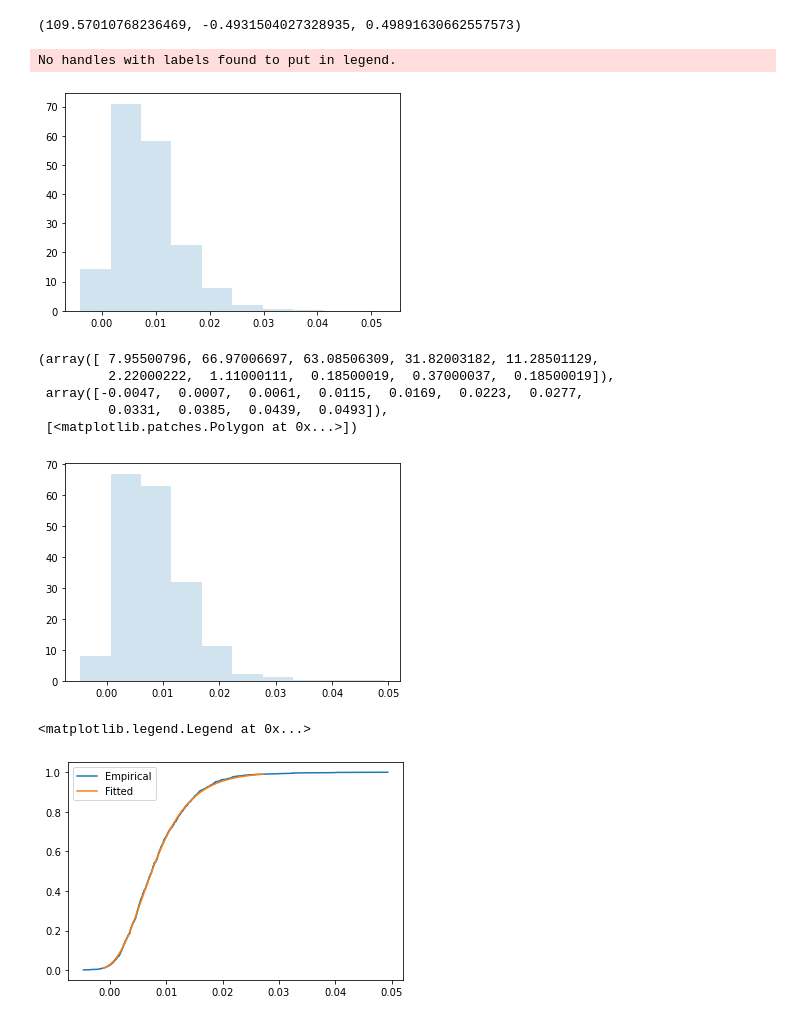
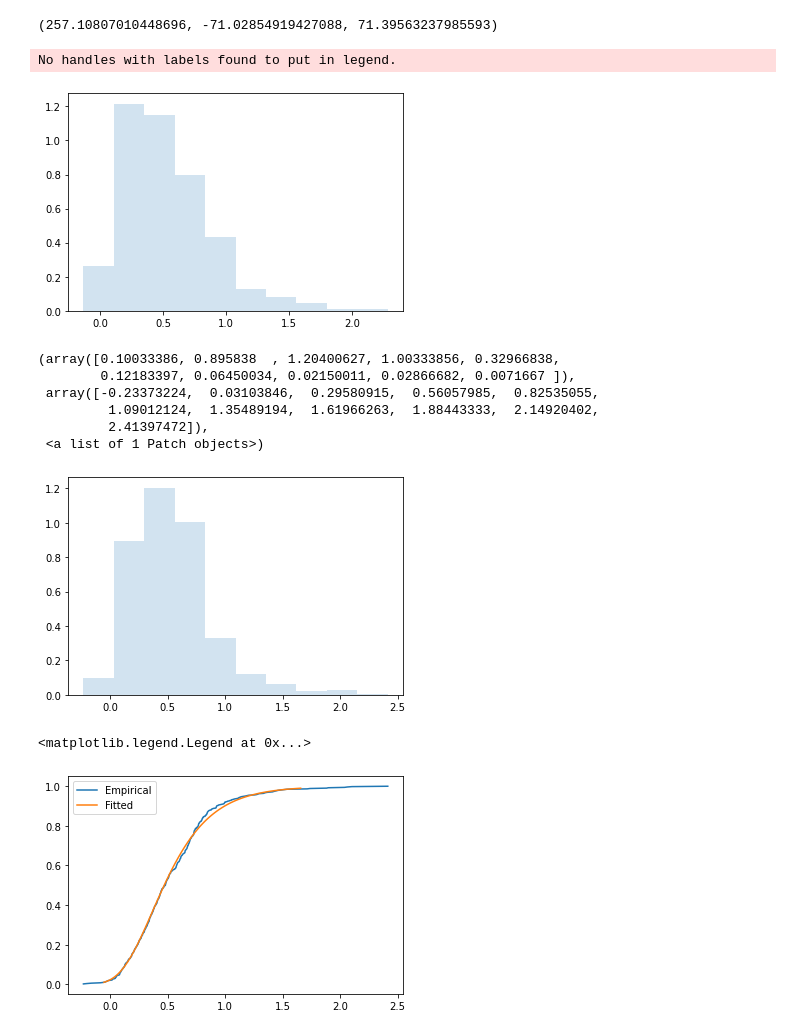
Before and after one commit to jasonbohne123/ARC_Model, a Jupyter notebook: AMS517_frechetModel (2).ipynb, the cells around one changed output. Drawn from its saved outputs; the diff is of its cells as text; code cells hidden in the pictures.

```diff
--- a/AMS517_frechetModel (2).ipynb
+++ b/AMS517_frechetModel (2).ipynb
@@ -13,23 +32,21 @@ import datetime
 
 #pd.set_option('display.max_rows', None)
 
-rate_df = pd.read_csv("C:/Users/severusbot/Documents/AMS_517/Frechet_Model/EUR_USD_Historical_Data.csv")
-
+#rate_df = pd.read_csv("C:/Users/severusbot/Documents/AMS_517/Frechet_Model/EUR_USD_Historical_Data.csv")
+rate_df=pd.read_csv('EUR_USD.csv')
 rate_df = rate_df[['Date', 'Open', 'Price']]
 rate_df['Date'] = pd.to_datetime(rate_df['Date'])
-rate_df['Loss'] = rate_df['Price'] - rate_df['Open']
-rate_df = rate_df[['Date', 'Loss']]
+rate_df['return'] =100*(rate_df['Price']-rate_df['Open'])/rate_df['Open'] # set returns
+rate_df = rate_df[['Date', 'return']]
 
-# find the max loss of each hour
+# find the max loss of each week
 
 rate_df.set_index('Date', inplace = True)
 
-maxloss_df = rate_df.resample('W').max().dropna()
-display(maxloss_df)
+maxloss_df = -rate_df.resample('W').min().dropna() # - min return is max loss
+maxloss_df=maxloss_df.rename(columns={'return':'Loss'})
 
-# check for NaN
-
-maxloss_df.isnull().values.any()
+maxloss_df
 # %% [output]
 |  | Loss |
 | Date |  |
@@ -62,27 +75,28 @@ ax[1].legend()
 # %%
 # fit the frechet distribution using 500 data points
 
-global_shape,global_loc,global_scale=invweibull.fit(maxloss_df['Loss'])
+global_shape,global_loc,global_scale=invweibull.fit(maxloss_df['Loss'][:500])
 global_shape,global_loc,global_scale
 # %% [output]
-(109.57010768236469, -0.4931504027328935, 0.49891630662557573)
+(257.10807010448696, -71.02854919427088, 71.39563237985593)
 # %%
-r = invweibull.rvs(global_shape,loc=global_loc,scale=global_scale, size=10000)
+r = invweibull.rvs(global_shape,loc=global_loc,scale=global_scale, size=1000)
 plt.hist(r, density=True, histtype='stepfilled', alpha=0.2)
 plt.legend(loc='best', frameon=False)
 plt.show()
 # %% [output]
 No handles with labels found to put in legend.
-[figure, old version]
+[figure, new version]
 # %%
 plt.hist(maxloss_df['Loss'], density=True, histtype='stepfilled', alpha=0.2)
 # %% [output]
-(array([ 7.95500796, 66.97006697, 63.08506309, 31.82003182, 11.28501129,
-         2.22000222,  1.11000111,  0.18500019,  0.37000037,  0.18500019]),
- array([-0.0047,  0.0007,  0.0061,  0.0115,  0.0169,  0.0223,  0.0277,
-         0.0331,  0.0385,  0.0439,  0.0493]),
- [<matplotlib.patches.Polygon at 0x...>])
+(array([0.10033386, 0.895838  , 1.20400627, 1.00333856, 0.32966838,
+        0.12183397, 0.06450034, 0.02150011, 0.02866682, 0.0071667 ]),
+ array([-0.23373224,  0.03103846,  0.29580915,  0.56057985,  0.82535055,
+         1.09012124,  1.35489194,  1.61966263,  1.88443333,  2.14920402,
+         2.41397472]),
+ <a list of 1 Patch objects>)
-[figure, old version]
+[figure, new version]
 # %%
 ### Comparing Static distributions
 
@@ -97,7 +111,7 @@ plt.plot(x,frechet_cdf,label='Fitted')
 plt.legend()
 # %% [output]
 <matplotlib.legend.Legend at 0x...>
-[figure, old version]
+[figure, new version]
 # %%
 # Time varying parameters
 # %%
```
Also changed, not shown: parts of 20 cells of this notebook.
